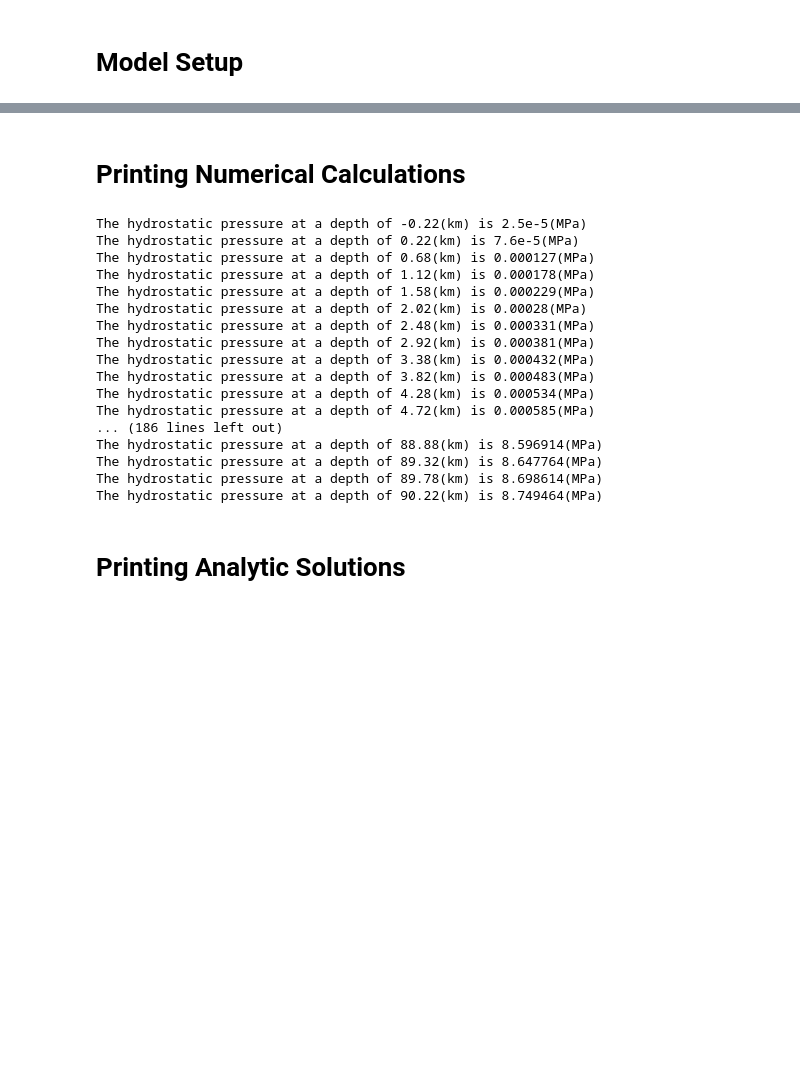
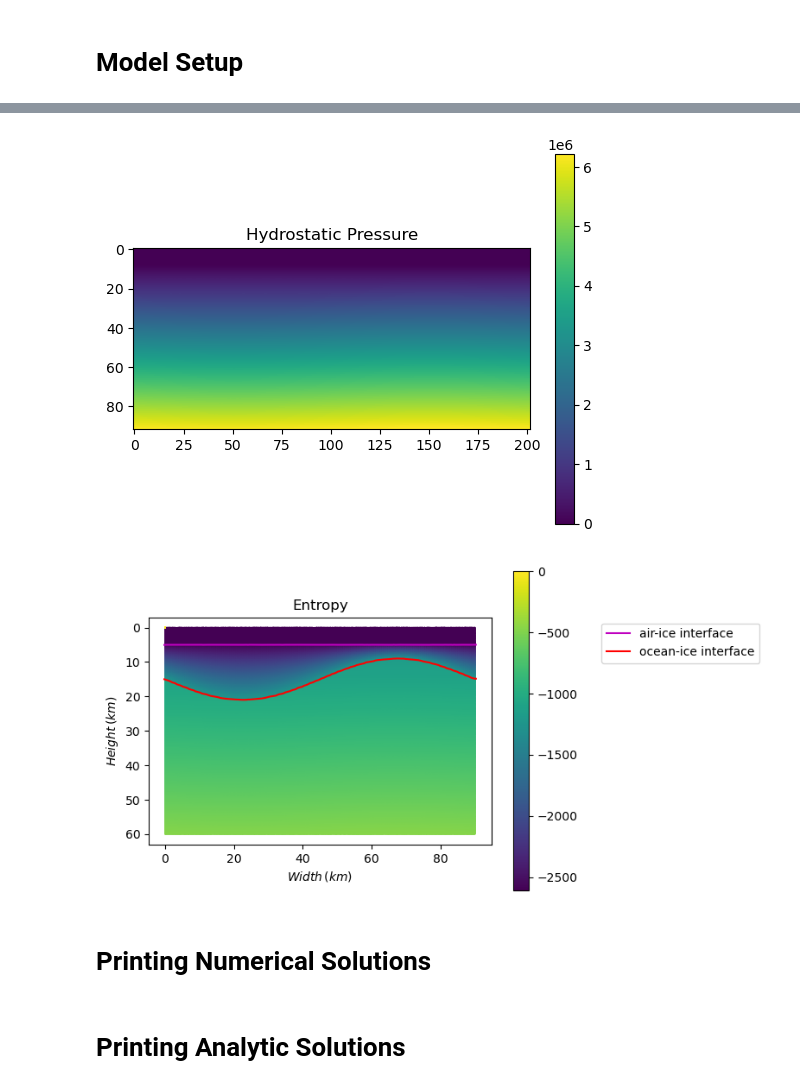
Before and after one commit to maxrudolph/gerya-julia, a Jupyter notebook: TestHydroPress.ipynb, the cells around one changed output, grey strips where cells are left out. Saved outputs shown, nothing was run; the diff lists cells and outputs as text; code cells hidden in the pictures; blank space fills up the shorter version.

Commit message:
Testing Entropy function

```diff
--- a/TestHydroPress.ipynb
+++ b/TestHydroPress.ipynb
@@ -583,27 +449,25 @@ analytic_hydrostatic_pressure (generic function with 1 method)
-# %% [markdown]
-# Printing Numerical Calculations
-# %%
-depth = grid.yc/1000
-hydrostatic_pressure = numerical_hydrostatic_pressure(grid,rho_vy,gy)
-hydrostatic_pressure = hydrostatic_pressure[:,1]
-for (depth,hydrostatic_pressure) in zip(depth,hydrostatic_pressure)
-    println("The hydrostatic pressure at a depth of $(round(depth,digits=2))(km) is $(round(hydrostatic_pressure,digits=6))(MPa)")
-end
-# %% [output]
-The hydrostatic pressure at a depth of -0.22(km) is 2.5e-5(MPa)
-The hydrostatic pressure at a depth of 0.22(km) is 7.6e-5(MPa)
-The hydrostatic pressure at a depth of 0.68(km) is 0.000127(MPa)
-The hydrostatic pressure at a depth of 1.12(km) is 0.000178(MPa)
-The hydrostatic pressure at a depth of 1.58(km) is 0.000229(MPa)
-The hydrostatic pressure at a depth of 2.02(km) is 0.00028(MPa)
-The hydrostatic pressure at a depth of 2.48(km) is 0.000331(MPa)
-The hydrostatic pressure at a depth of 2.92(km) is 0.000381(MPa)
-The hydrostatic pressure at a depth of 3.38(km) is 0.000432(MPa)
-The hydrostatic pressure at a depth of 3.82(km) is 0.000483(MPa)
-The hydrostatic pressure at a depth of 4.28(km) is 0.000534(MPa)
-The hydrostatic pressure at a depth of 4.72(km) is 0.000585(MPa)
-... (186 lines left out)
-The hydrostatic pressure at a depth of 88.88(km) is 8.596914(MPa)
-The hydrostatic pressure at a depth of 89.32(km) is 8.647764(MPa)
-The hydrostatic pressure at a depth of 89.78(km) is 8.698614(MPa)
-The hydrostatic pressure at a depth of 90.22(km) is 8.749464(MPa)
+# %%
+figure()
+title("Hydrostatic Pressure")
+imshow(hp)
+colorbar(cmap="viridis")
+gca().set_aspect("equal")
+show()
+
+figure()
+title("Entropy")
+scatter(markers.x[1,:]/1000,markers.x[2,:]/1000,c=(markers.scalars[markers.scalarFields["En"],:]),s=0.1)
+colorbar(cmap="viridis")
+plot(grid.xc/1000,air_ice_interface/1000,"m",label="air-ice interface")
+plot(grid.xc/1000,ocean_ice_interface/1000,"r",label="ocean-ice interface")
+gca().invert_yaxis()
+gca().set_aspect("equal")
+gca().set_ylabel(L"Height\,(km)")
+gca().set_xlabel(L"Width\,(km)")
+legend(loc="upper right",bbox_to_anchor=[1.8,1.0])
+show()
+# %% [output]
+[figure, added]
+[figure, added]
+# %% [markdown]
+# Printing Numerical Solutions
```
Also changed, not shown: parts of 10 cells of this notebook.
